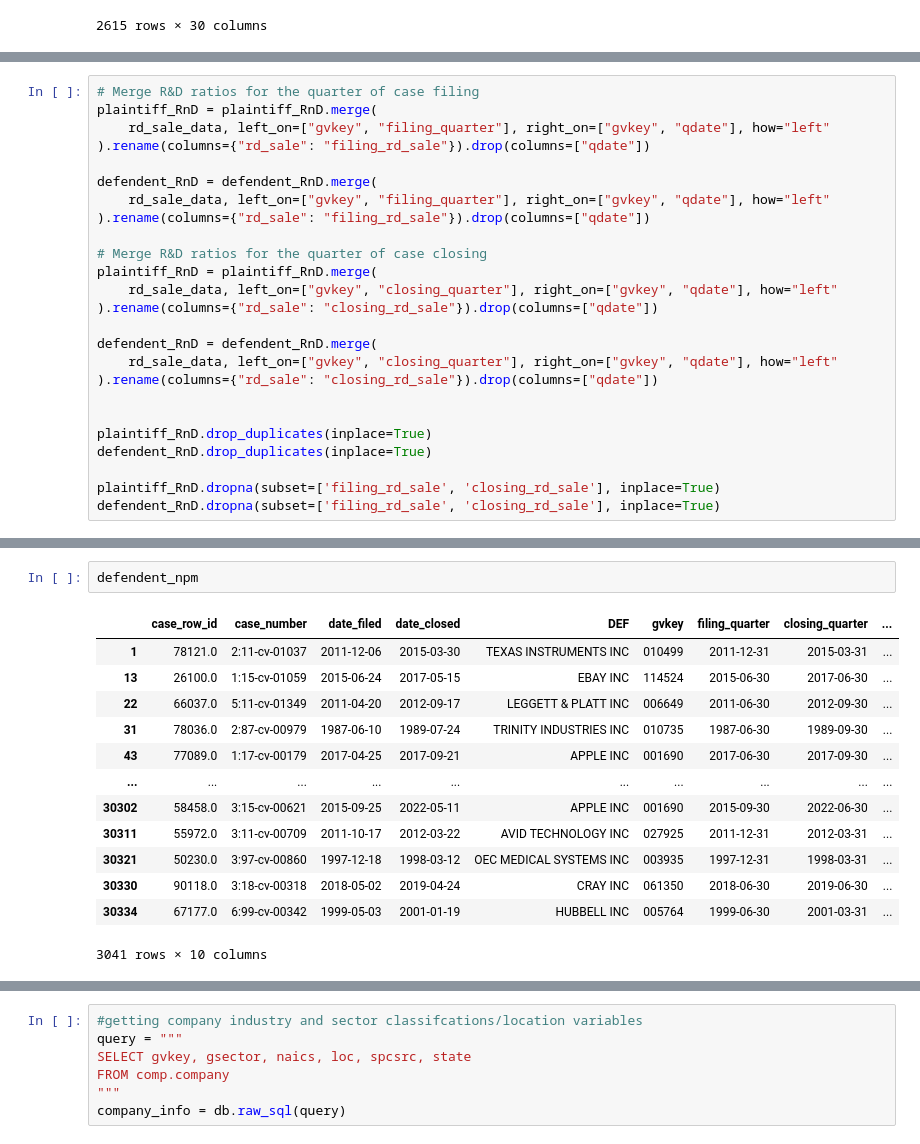
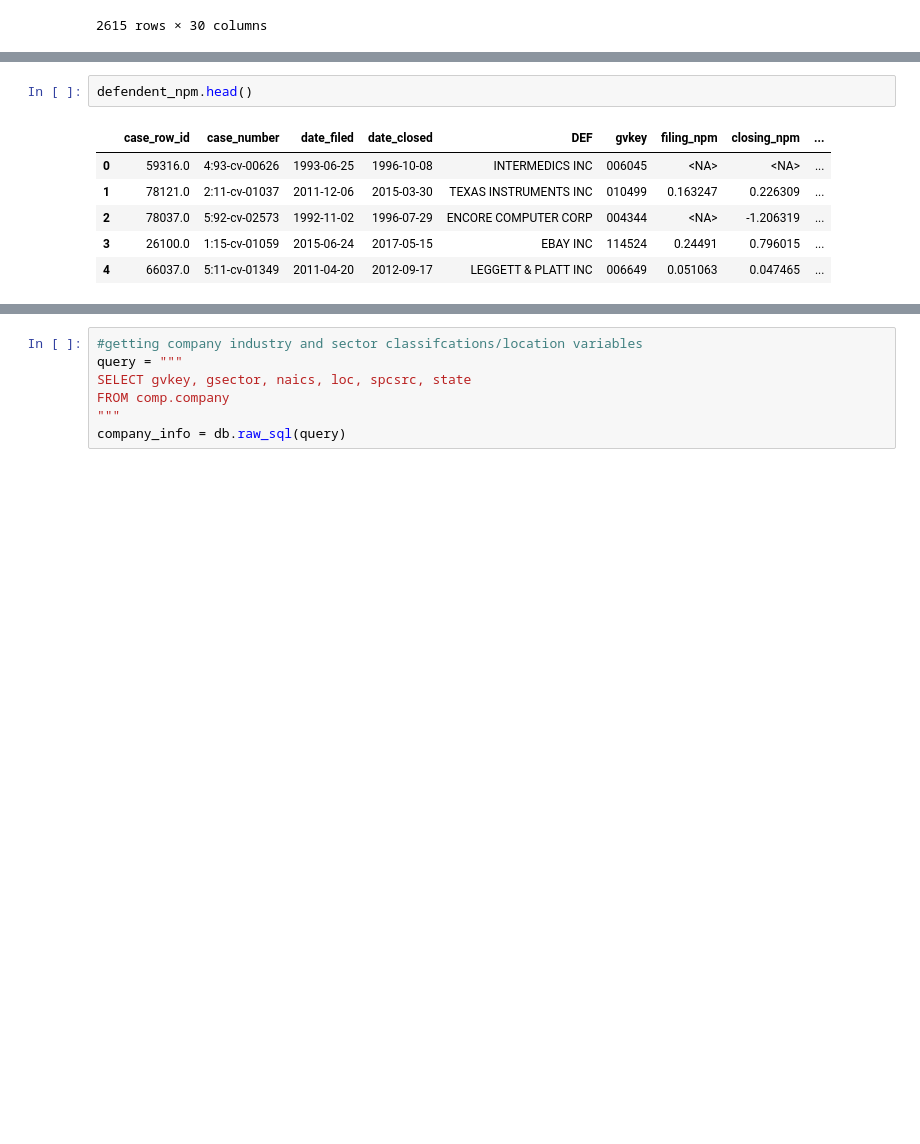
Before and after one commit to Sai0472003/PatentLitigation_Impact, a Jupyter notebook: Data_Cleaning2(FJC).ipynb, the cells around one changed output, grey strips where cells are left out. Cells and saved outputs as stored; diff of their text form; blank space fills up the shorter version.

```diff
--- a/Data_Cleaning2(FJC).ipynb
+++ b/Data_Cleaning2(FJC).ipynb
@@ -509,25 +728,0 @@ defendent_npm.dropna(subset=['filing_npm', 'closing_npm'], inplace=True)
-# %%
-# Merge R&D ratios for the quarter of case filing
-plaintiff_RnD = plaintiff_RnD.merge(
-    rd_sale_data, left_on=["gvkey", "filing_quarter"], right_on=["gvkey", "qdate"], how="left"
-).rename(columns={"rd_sale": "filing_rd_sale"}).drop(columns=["qdate"])
-
-defendent_RnD = defendent_RnD.merge(
-    rd_sale_data, left_on=["gvkey", "filing_quarter"], right_on=["gvkey", "qdate"], how="left"
-).rename(columns={"rd_sale": "filing_rd_sale"}).drop(columns=["qdate"])
-
-# Merge R&D ratios for the quarter of case closing
-plaintiff_RnD = plaintiff_RnD.merge(
-    rd_sale_data, left_on=["gvkey", "closing_quarter"], right_on=["gvkey", "qdate"], how="left"
-).rename(columns={"rd_sale": "closing_rd_sale"}).drop(columns=["qdate"])
-
-defendent_RnD = defendent_RnD.merge(
-    rd_sale_data, left_on=["gvkey", "closing_quarter"], right_on=["gvkey", "qdate"], how="left"
-).rename(columns={"rd_sale": "closing_rd_sale"}).drop(columns=["qdate"])
-
-
-plaintiff_RnD.drop_duplicates(inplace=True)
-defendent_RnD.drop_duplicates(inplace=True)
-
-plaintiff_RnD.dropna(subset=['filing_rd_sale', 'closing_rd_sale'], inplace=True)
-defendent_RnD.dropna(subset=['filing_rd_sale', 'closing_rd_sale'], inplace=True)
@@ -534,16 +1011,9 @@ defendent_RnD.dropna(subset=['filing_rd_sale', 'closing_rd_sale'], inplace=True)
 # %%
-defendent_npm
+defendent_npm.head()
 # %% [output]
-|  | case_row_id | case_number | date_filed | date_closed | DEF | gvkey | filing_quarter | closing_quarter | ... |
-| 1 | 78121.0 | 2:11-cv-01037 | 2011-12-06 | 2015-03-30 | TEXAS INSTRUMENTS INC | 010499 | 2011-12-31 | 2015-03-31 | ... |
-| 13 | 26100.0 | 1:15-cv-01059 | 2015-06-24 | 2017-05-15 | EBAY INC | 114524 | 2015-06-30 | 2017-06-30 | ... |
-| 22 | 66037.0 | 5:11-cv-01349 | 2011-04-20 | 2012-09-17 | LEGGETT & PLATT INC | 006649 | 2011-06-30 | 2012-09-30 | ... |
-| 31 | 78036.0 | 2:87-cv-00979 | 1987-06-10 | 1989-07-24 | TRINITY INDUSTRIES INC | 010735 | 1987-06-30 | 1989-09-30 | ... |
-| 43 | 77089.0 | 1:17-cv-00179 | 2017-04-25 | 2017-09-21 | APPLE INC | 001690 | 2017-06-30 | 2017-09-30 | ... |
-| ... | ... | ... | ... | ... | ... | ... | ... | ... | ... |
-| 30302 | 58458.0 | 3:15-cv-00621 | 2015-09-25 | 2022-05-11 | APPLE INC | 001690 | 2015-09-30 | 2022-06-30 | ... |
-| 30311 | 55972.0 | 3:11-cv-00709 | 2011-10-17 | 2012-03-22 | AVID TECHNOLOGY INC | 027925 | 2011-12-31 | 2012-03-31 | ... |
-| 30321 | 50230.0 | 3:97-cv-00860 | 1997-12-18 | 1998-03-12 | OEC MEDICAL SYSTEMS INC | 003935 | 1997-12-31 | 1998-03-31 | ... |
-| 30330 | 90118.0 | 3:18-cv-00318 | 2018-05-02 | 2019-04-24 | CRAY INC | 061350 | 2018-06-30 | 2019-06-30 | ... |
-| 30334 | 67177.0 | 6:99-cv-00342 | 1999-05-03 | 2001-01-19 | HUBBELL INC | 005764 | 1999-06-30 | 2001-03-31 | ... |
+|  | case_row_id | case_number | date_filed | date_closed | DEF | gvkey | filing_npm | closing_npm | ... |
+| 0 | 59316.0 | 4:93-cv-00626 | 1993-06-25 | 1996-10-08 | INTERMEDICS INC | 006045 | <NA> | <NA> | ... |
+| 1 | 78121.0 | 2:11-cv-01037 | 2011-12-06 | 2015-03-30 | TEXAS INSTRUMENTS INC | 010499 | 0.163247 | 0.226309 | ... |
+| 2 | 78037.0 | 5:92-cv-02573 | 1992-11-02 | 1996-07-29 | ENCORE COMPUTER CORP | 004344 | <NA> | -1.206319 | ... |
+| 3 | 26100.0 | 1:15-cv-01059 | 2015-06-24 | 2017-05-15 | EBAY INC | 114524 | 0.24491 | 0.796015 | ... |
+| 4 | 66037.0 | 5:11-cv-01349 | 2011-04-20 | 2012-09-17 | LEGGETT & PLATT INC | 006649 | 0.051063 | 0.047465 | ... |
-3041 rows × 10 columns
```
Also changed, not shown: parts of 17 cells of this notebook.
